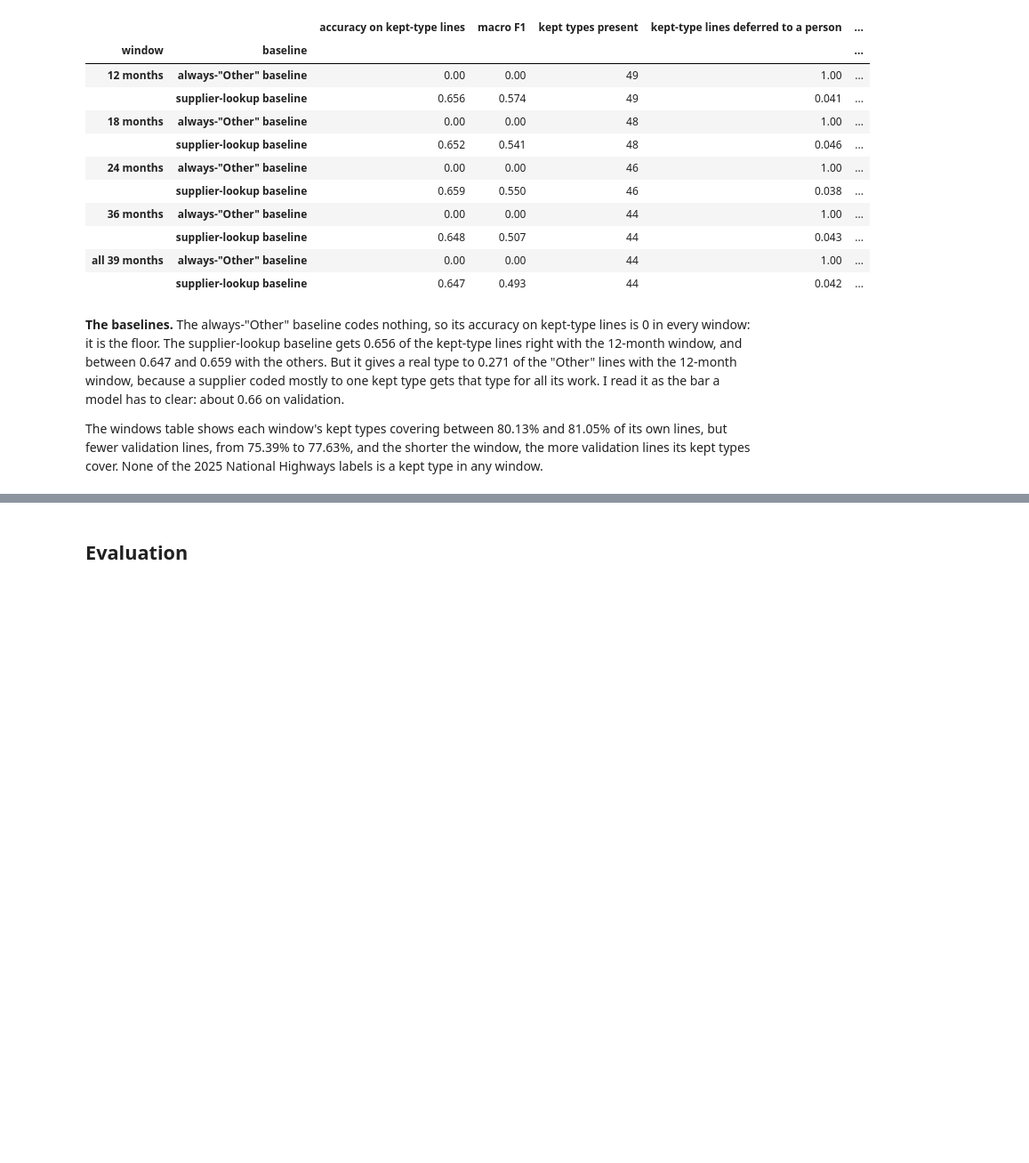
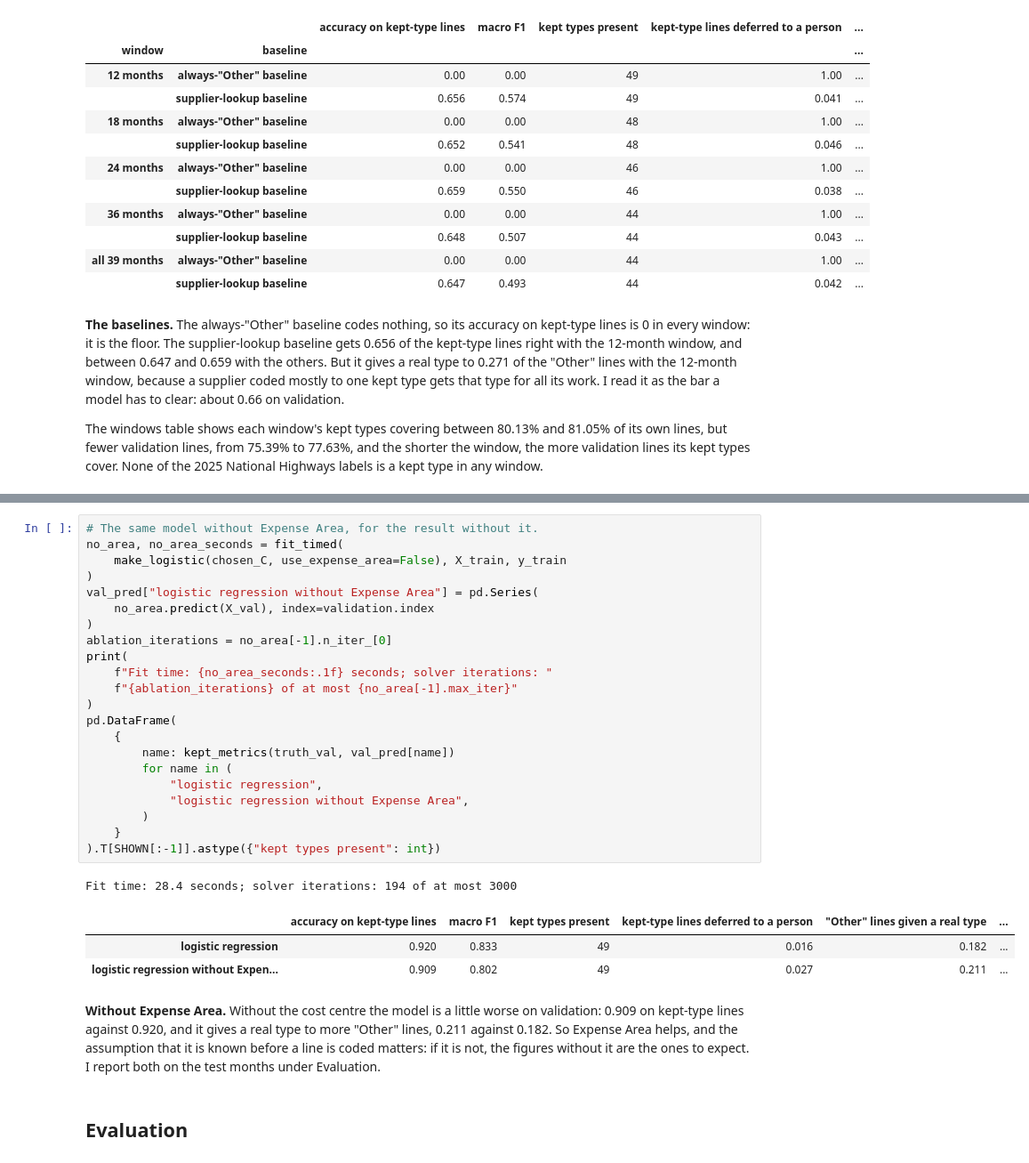
Before and after one commit to PaddyGilliland1/applied-machine-learning-project, a Jupyter notebook: modeling.ipynb, the cells around one changed output, grey strips where cells are left out. Shown at 89% size. Cells and saved outputs as stored; diff of their text form; blank space fills up the shorter version.

```diff
--- a/modeling.ipynb
+++ b/modeling.ipynb
@@ -2357,3 +2599,32 @@ The windows table shows each window's kept types covering between 80.13% and 81.
+# %%
+# The same model without Expense Area, for the result without it.
+no_area, no_area_seconds = fit_timed(
+    make_logistic(chosen_C, use_expense_area=False), X_train, y_train
+)
+val_pred["logistic regression without Expense Area"] = pd.Series(
+    no_area.predict(X_val), index=validation.index
+)
+ablation_iterations = no_area[-1].n_iter_[0]
+print(
+    f"Fit time: {no_area_seconds:.1f} seconds; solver iterations: "
+    f"{ablation_iterations} of at most {no_area[-1].max_iter}"
+)
+pd.DataFrame(
+    {
+        name: kept_metrics(truth_val, val_pred[name])
+        for name in (
+            "logistic regression",
+            "logistic regression without Expense Area",
+        )
+    }
+).T[SHOWN[:-1]].astype({"kept types present": int})
+# %% [output]
+Fit time: 28.4 seconds; solver iterations: 194 of at most 3000
+|  | accuracy on kept-type lines | macro F1 | kept types present | kept-type lines deferred to a person | "Other" lines given a real type | ... |
+| logistic regression | 0.920 | 0.833 | 49 | 0.016 | 0.182 | ... |
+| logistic regression without Expen... | 0.909 | 0.802 | 49 | 0.027 | 0.211 | ... |
+# %% [markdown]
+**Without Expense Area.** Without the cost centre the model is a little worse on validation: 0.909 on kept-type lines against 0.920, and it gives a real type to more "Other" lines, 0.211 against 0.182. So Expense Area helps, and the assumption that it is known before a line is coded matters: if it is not, the figures without it are the ones to expect. I report both on the test months under Evaluation.
 # %% [markdown]
 ## Evaluation
 # %% [markdown]
```
Also changed, not shown: parts of 9 cells of this notebook.
